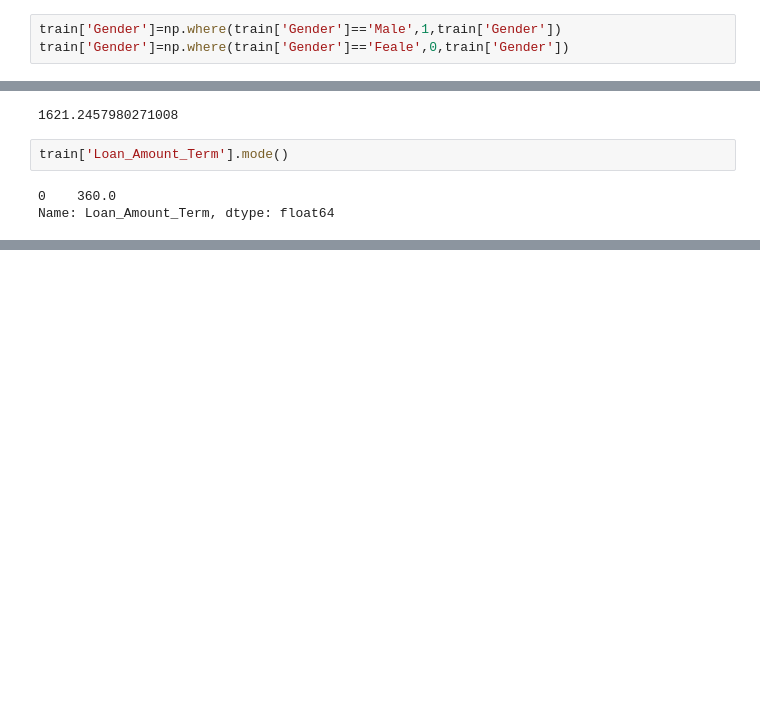
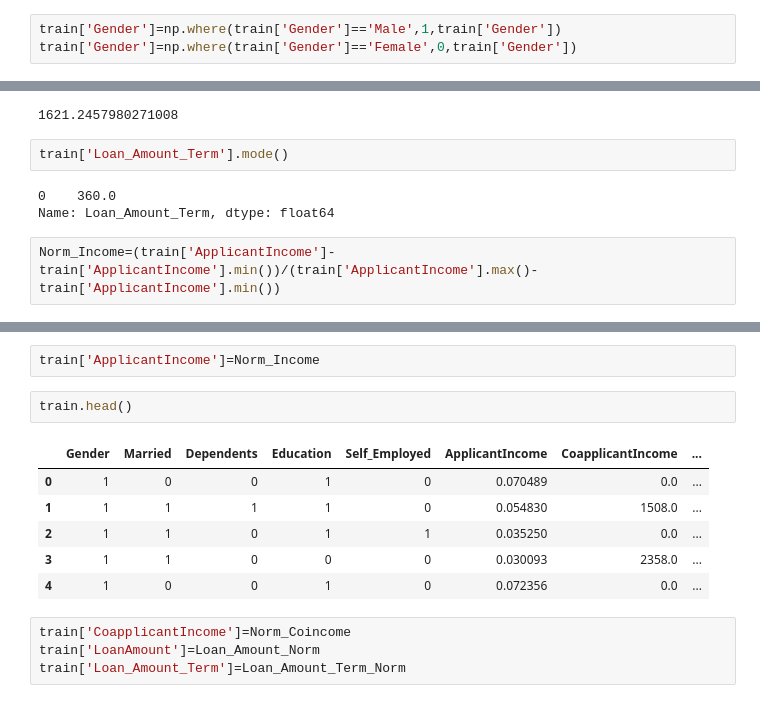
Before and after one commit to anniimishra/asignment, a Jupyter notebook: EDA.ipynb, the cells around one changed output, grey strips where cells are left out. Cells and saved outputs as stored; diff of their text form; blank space fills up the shorter version.

```diff
--- a/EDA.ipynb
+++ b/EDA.ipynb
@@ -193,7 +193,7 @@ train.head()
 | 4 | Male | No | 0 | Graduate | No | 6000 | 0.0 | ... |
 # %%
 train['Gender']=np.where(train['Gender']=='Male',1,train['Gender'])
-train['Gender']=np.where(train['Gender']=='Feale',0,train['Gender'])
+train['Gender']=np.where(train['Gender']=='Female',0,train['Gender'])
 # %%
 train.head()
 # %% [output]
@@ -287,3 +287,5 @@ train['Loan_Amount_Term'].mode()
 # %% [output]
 0    360.0
 Name: Loan_Amount_Term, dtype: float64
+# %%
+Norm_Income=(train['ApplicantIncome']-train['ApplicantIncome'].min())/(train['ApplicantIncome'].max()-train['ApplicantIncome'].min())
@@ -289,0 +329,15 @@ Name: Loan_Amount_Term, dtype: float64
+# %%
+train['ApplicantIncome']=Norm_Income
+# %%
+train.head()
+# %% [output]
+|  | Gender | Married | Dependents | Education | Self_Employed | ApplicantIncome | CoapplicantIncome | ... |
+| 0 | 1 | 0 | 0 | 1 | 0 | 0.070489 | 0.0 | ... |
+| 1 | 1 | 1 | 1 | 1 | 0 | 0.054830 | 1508.0 | ... |
+| 2 | 1 | 1 | 0 | 1 | 1 | 0.035250 | 0.0 | ... |
+| 3 | 1 | 1 | 0 | 0 | 0 | 0.030093 | 2358.0 | ... |
+| 4 | 1 | 0 | 0 | 1 | 0 | 0.072356 | 0.0 | ... |
+# %%
+train['CoapplicantIncome']=Norm_Coincome
+train['LoanAmount']=Loan_Amount_Norm
+train['Loan_Amount_Term']=Loan_Amount_Term_Norm
```
Also changed, not shown: parts of 23 cells of this notebook.
